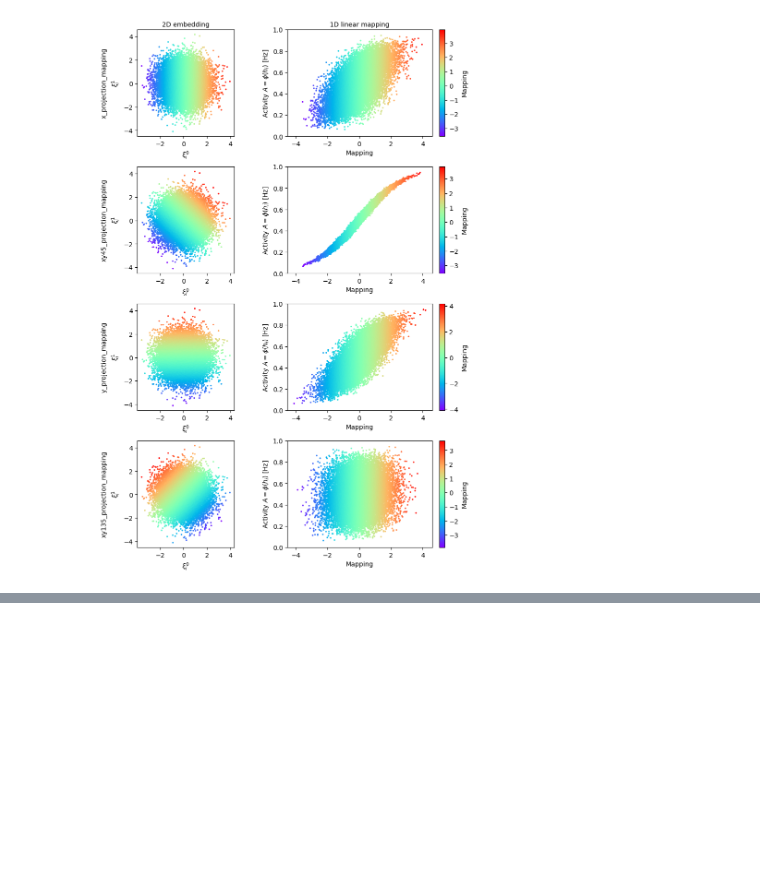
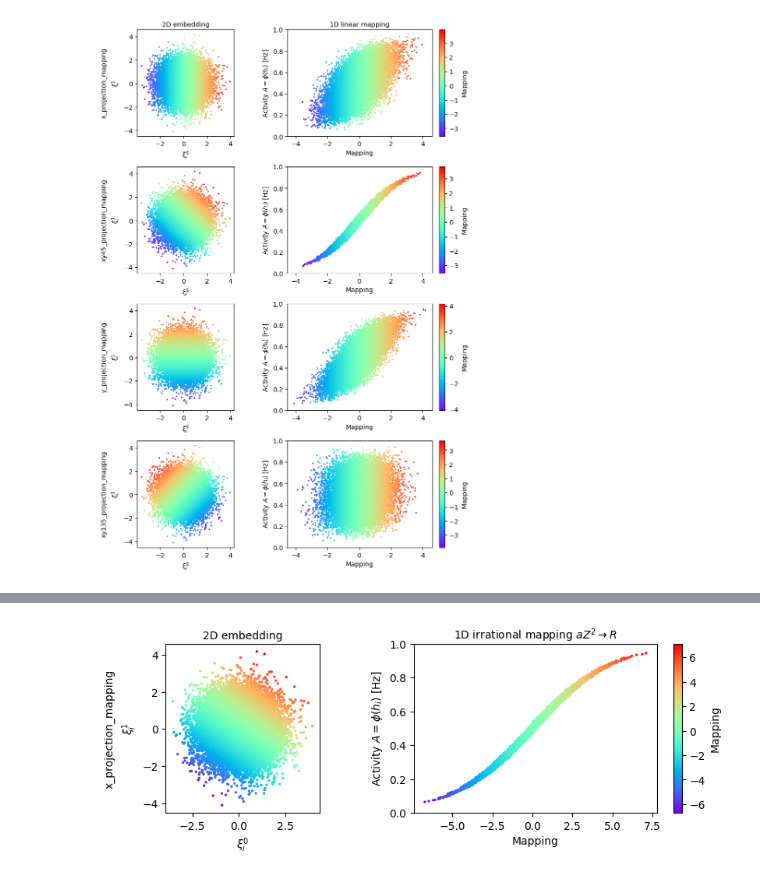
Before and after one commit to ninivert/lcnthesis, a Jupyter notebook: notebooks/mappings.ipynb, the cells around one changed output, grey strips where cells are left out. Cells and saved outputs as stored; diff of their text form; code cells hidden in the pictures; blank space fills up the shorter version.

Commit message:
irrational mapping

```diff
--- a/notebooks/mappings.ipynb
+++ b/notebooks/mappings.ipynb
@@ -190,0 +197,12 @@ plt.show()
+# %%
+fig, axes = plt.subplots(constrained_layout=True, ncols=2, figsize=(4*2, 3))
+
+plot_2D_to_1D_mapping(rnn, irrational_mapping(rnn.F), activity, figax=(fig, axes), cmap='rainbow', s=2)
+axes[1].set_ylim((0, 1))
+
+add_headers(fig, row_headers=[mapping_fn.__name__ for mapping_fn in mapping_fns])
+add_headers(fig, col_headers=['2D embedding', '1D irrational mapping $aZ^2 \\rightarrow R$'])
+
+plt.show()
+# %% [output]
+[figure, added]
```
Also changed, not shown: parts of 1 cell of this notebook, 1 other file.
